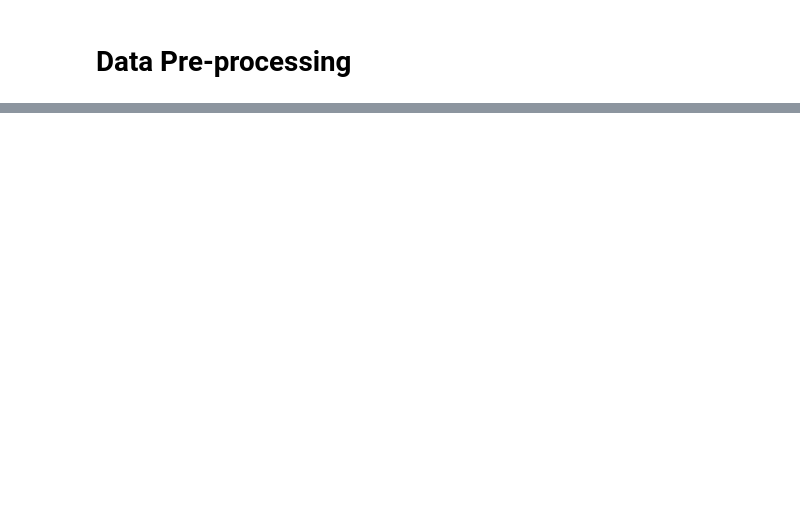
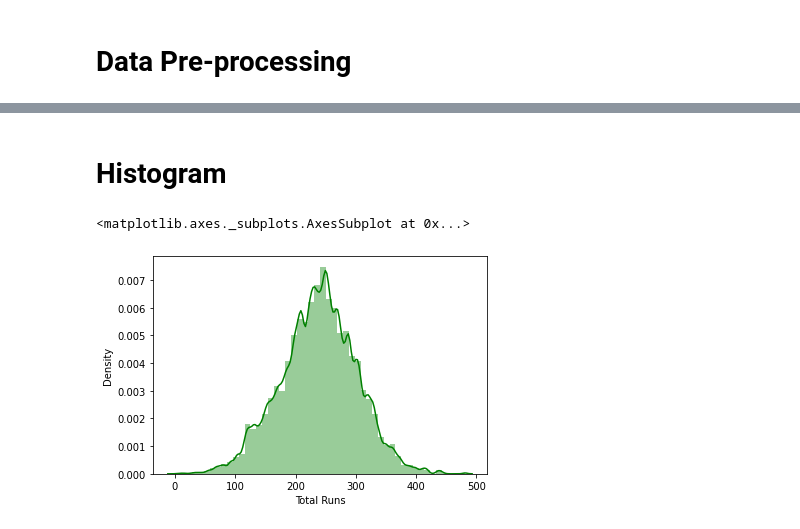
Before and after one commit to AsifRifat/Cricket-Outcome-Predictor, a Jupyter notebook: CricketOutcomePrediction.ipynb, the cells around one changed output, grey strips where cells are left out. Saved outputs shown, nothing was run; the diff lists cells and outputs as text; code cells hidden in the pictures; blank space fills up the shorter version.

```diff
--- a/CricketOutcomePrediction.ipynb
+++ b/CricketOutcomePrediction.ipynb
@@ -64,0 +129,9 @@ df2 = df2.sort_values(by = ["start_date", "match_id", "innings", "ball" ],axis =
+# %%
+df1['wicket']=(df1['wicket_type'].ne('retired hurt') & df1['wicket_type'].notna()).groupby(df1['match_id']).cumsum()
+# %%
+df1['runs_last10'] = df1.groupby('match_id',sort=False)['runs'].rolling(min_periods=1, window=60).sum().astype("int64").values
+# %%
+df1['wicket_last10'] = ((df1['wicket_type'].ne('retired hurt') & df1['wicket_type'].notna())
+                      .groupby(df1['match_id'],sort=False)
+                      .rolling(min_periods=1, window=60).sum().astype("int64")
+                      .values)
@@ -64,0 +160,5 @@ df2 = df2.sort_values(by = ["start_date", "match_id", "innings", "ball" ],axis =
+# %%
+#Drop unnecessary coulumns that don't have noticible impact on total runs
+df1 = df1[['match_id','season','start_date','venue','innings','ball','batting_team','bowling_team','runs_off_bat','runs','current_run','wicket',
+           'striker','non_striker','bowler','striker_run','nonstriker_run','wicket_type','player_dismissed','extras','wides',
+           'noballs','byes','legbyes','penalty','runs_last10','wicket_last10','total_runs']]
@@ -64,0 +238,7 @@ df2 = df2.sort_values(by = ["start_date", "match_id", "innings", "ball" ],axis =
+# %% [markdown]
+# Histogram
+# %%
+sns.distplot(df1['total_runs'], color = 'green', axlabel = 'Total Runs')
+# %% [output]
+<matplotlib.axes._subplots.AxesSubplot at 0x...>
+[figure, added]
```
Also changed, not shown: parts of 41 cells of this notebook.
